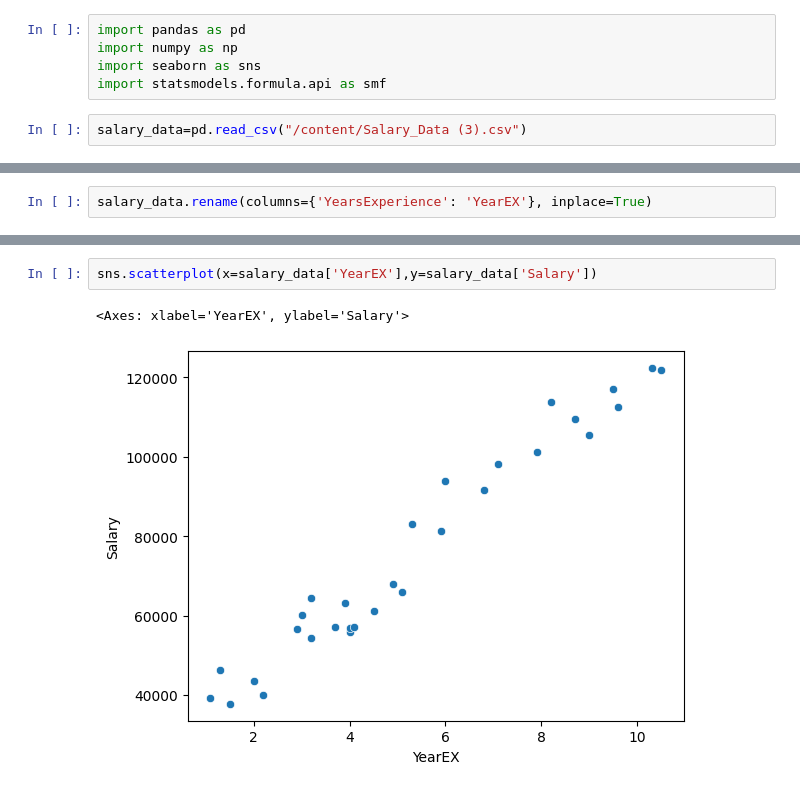
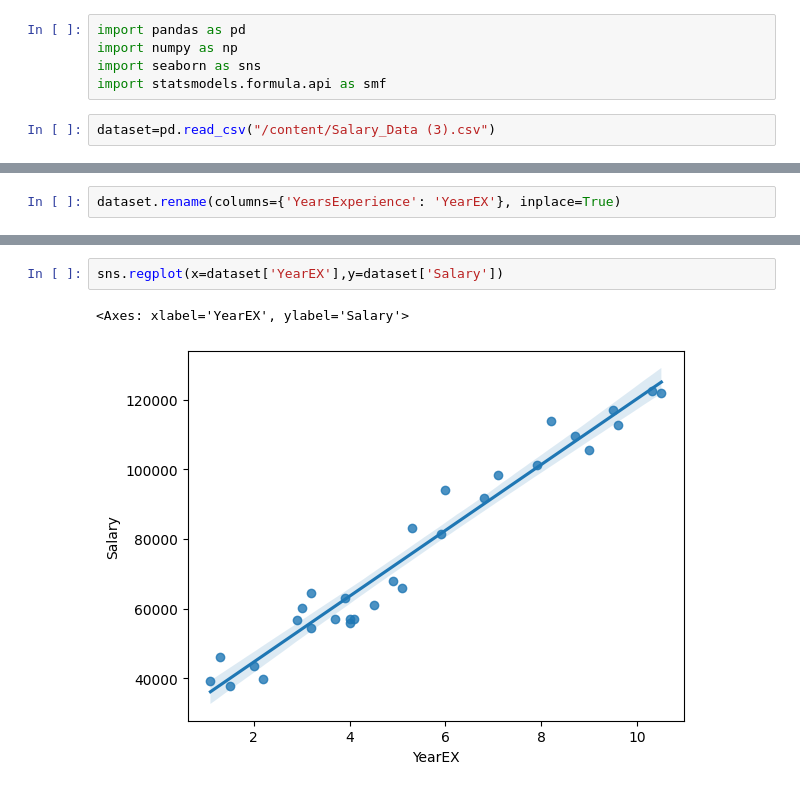
Before and after one commit to smitapatil1/simple-linear-regration, a Jupyter notebook: salary_SLR.ipynb, the cells around one changed output, grey strips where cells are left out. Saved outputs shown, nothing was run; the diff lists cells and outputs as text.

```diff
--- a/salary_SLR.ipynb
+++ b/salary_SLR.ipynb
@@ -6,4 +6,4 @@ import numpy as np
 import seaborn as sns
 import statsmodels.formula.api as smf
 # %%
-salary_data=pd.read_csv("/content/Salary_Data (3).csv")
+dataset=pd.read_csv("/content/Salary_Data (3).csv")
@@ -58,4 +62,4 @@ salary_data.describe()
 | 75% | 7.700000 | 100544.750000 |
 | max | 10.500000 | 122391.000000 |
 # %%
-salary_data.rename(columns={'YearsExperience': 'YearEX'}, inplace=True)
+dataset.rename(columns={'YearsExperience': 'YearEX'}, inplace=True)
@@ -82,6 +86,6 @@ salary_data
 # %%
-sns.scatterplot(x=salary_data['YearEX'],y=salary_data['Salary'])
+sns.regplot(x=dataset['YearEX'],y=dataset['Salary'])
 # %% [output]
 <Axes: xlabel='YearEX', ylabel='Salary'>
-[figure, old version]
+[figure, new version]
 # %%
```
Also changed, not shown: parts of 40 cells of this notebook.
